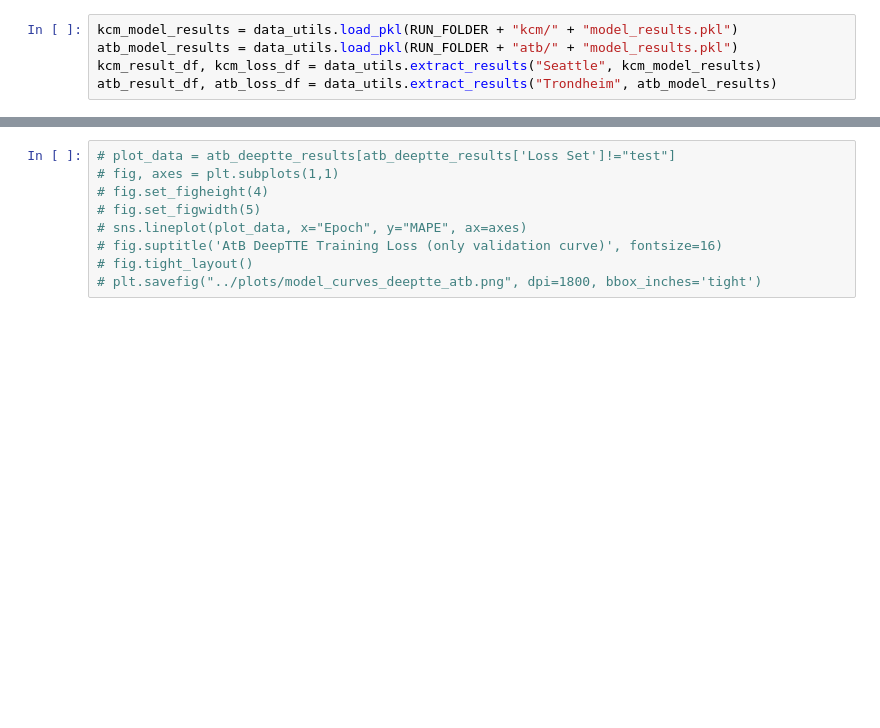
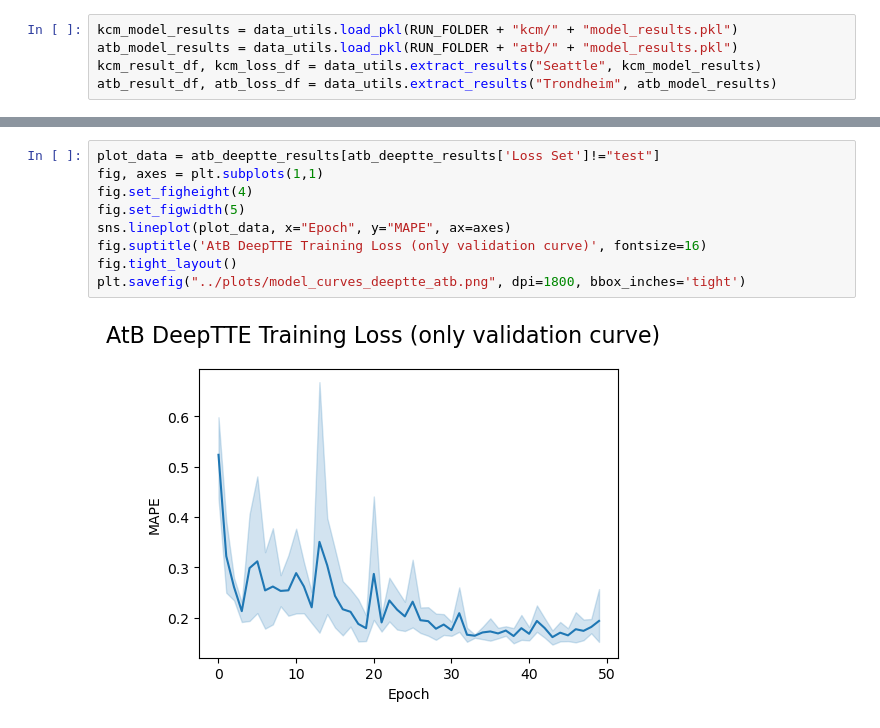
Before and after one commit to zackAemmer/generalizable_travel_times, a Jupyter notebook: src/explore_results.ipynb, the cells around one changed output, grey strips where cells are left out. Drawn from its saved outputs; the diff is of its cells as text; blank space fills up the shorter version.

```diff
--- a/src/explore_results.ipynb
+++ b/src/explore_results.ipynb
@@ -42,12 +44,14 @@ model_curves_df = pd.concat([kcm_loss_df, atb_loss_df], axis=0)
 # %%
-# plot_data = atb_deeptte_results[atb_deeptte_results['Loss Set']!="test"]
-# fig, axes = plt.subplots(1,1)
-# fig.set_figheight(4)
-# fig.set_figwidth(5)
-# sns.lineplot(plot_data, x="Epoch", y="MAPE", ax=axes)
-# fig.suptitle('AtB DeepTTE Training Loss (only validation curve)', fontsize=16)
-# fig.tight_layout()
-# plt.savefig("../plots/model_curves_deeptte_atb.png", dpi=1800, bbox_inches='tight')
+plot_data = atb_deeptte_results[atb_deeptte_results['Loss Set']!="test"]
+fig, axes = plt.subplots(1,1)
+fig.set_figheight(4)
+fig.set_figwidth(5)
+sns.lineplot(plot_data, x="Epoch", y="MAPE", ax=axes)
+fig.suptitle('AtB DeepTTE Training Loss (only validation curve)', fontsize=16)
+fig.tight_layout()
+plt.savefig("../plots/model_curves_deeptte_atb.png", dpi=1800, bbox_inches='tight')
+# %% [output]
+[figure, added]
 # %%
 plot_data = model_curves_df[model_curves_df['City']=="Seattle"]
 fig, axes = plt.subplots(1,1)
```
Also changed, not shown: parts of 8 cells of this notebook, 4 other files.
